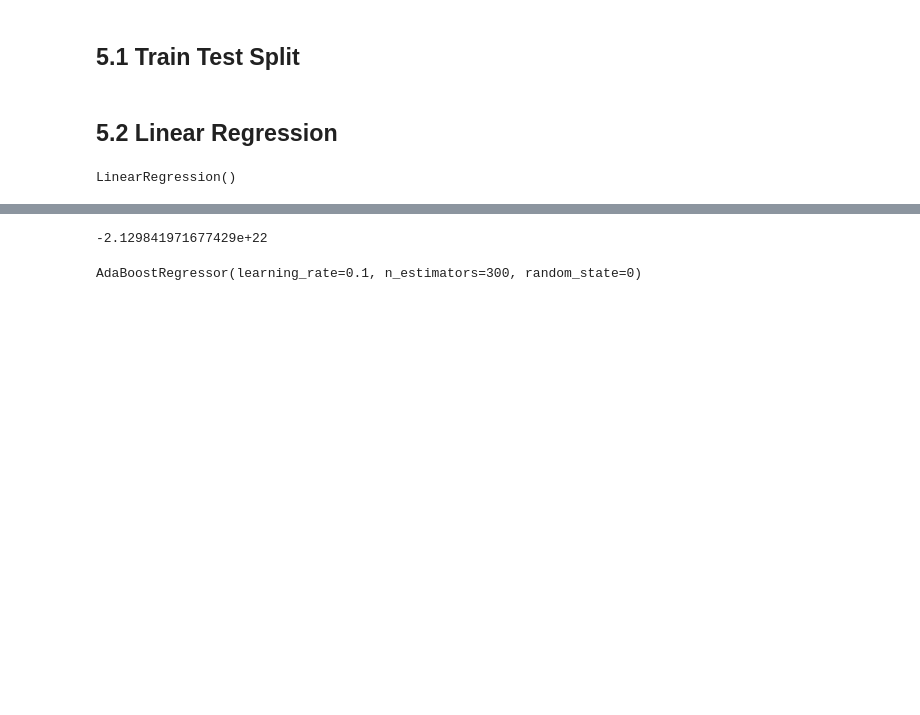
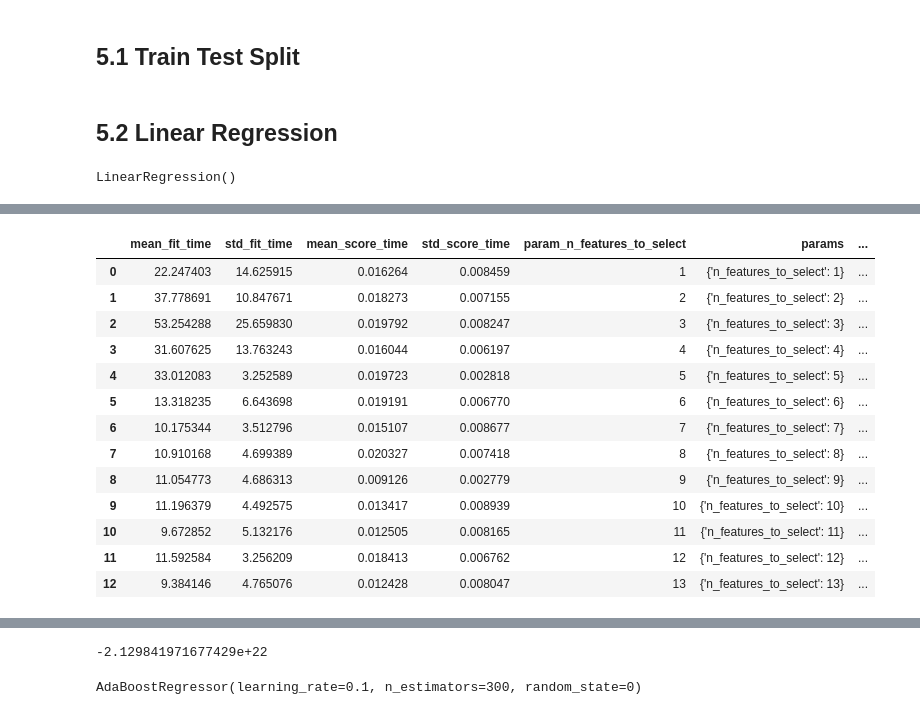
Before and after one commit to alankar23/House_Prices_Pridiction, a Jupyter notebook: model.ipynb, the cells around one changed output, grey strips where cells are left out. Saved outputs shown, nothing was run; the diff lists cells and outputs as text; code cells hidden in the pictures; blank space fills up the shorter version.

```diff
--- a/model.ipynb
+++ b/model.ipynb
@@ -76,0 +96,19 @@ ValueError: Supported target types are: ('binary', 'multiclass'). Got 'continuou
+# %%
+# cv results
+cv_results = pd.DataFrame(model_cv.cv_results_)
+cv_results
+# %% [output]
+|  | mean_fit_time | std_fit_time | mean_score_time | std_score_time | param_n_features_to_select | params | ... |
+| 0 | 22.247403 | 14.625915 | 0.016264 | 0.008459 | 1 | {'n_features_to_select': 1} | ... |
+| 1 | 37.778691 | 10.847671 | 0.018273 | 0.007155 | 2 | {'n_features_to_select': 2} | ... |
+| 2 | 53.254288 | 25.659830 | 0.019792 | 0.008247 | 3 | {'n_features_to_select': 3} | ... |
+| 3 | 31.607625 | 13.763243 | 0.016044 | 0.006197 | 4 | {'n_features_to_select': 4} | ... |
+| 4 | 33.012083 | 3.252589 | 0.019723 | 0.002818 | 5 | {'n_features_to_select': 5} | ... |
+| 5 | 13.318235 | 6.643698 | 0.019191 | 0.006770 | 6 | {'n_features_to_select': 6} | ... |
+| 6 | 10.175344 | 3.512796 | 0.015107 | 0.008677 | 7 | {'n_features_to_select': 7} | ... |
+| 7 | 10.910168 | 4.699389 | 0.020327 | 0.007418 | 8 | {'n_features_to_select': 8} | ... |
+| 8 | 11.054773 | 4.686313 | 0.009126 | 0.002779 | 9 | {'n_features_to_select': 9} | ... |
+| 9 | 11.196379 | 4.492575 | 0.013417 | 0.008939 | 10 | {'n_features_to_select': 10} | ... |
+| 10 | 9.672852 | 5.132176 | 0.012505 | 0.008165 | 11 | {'n_features_to_select': 11} | ... |
+| 11 | 11.592584 | 3.256209 | 0.018413 | 0.006762 | 12 | {'n_features_to_select': 12} | ... |
+| 12 | 9.384146 | 4.765076 | 0.012428 | 0.008047 | 13 | {'n_features_to_select': 13} | ... |
```
Also changed, not shown: parts of 8 cells of this notebook.
